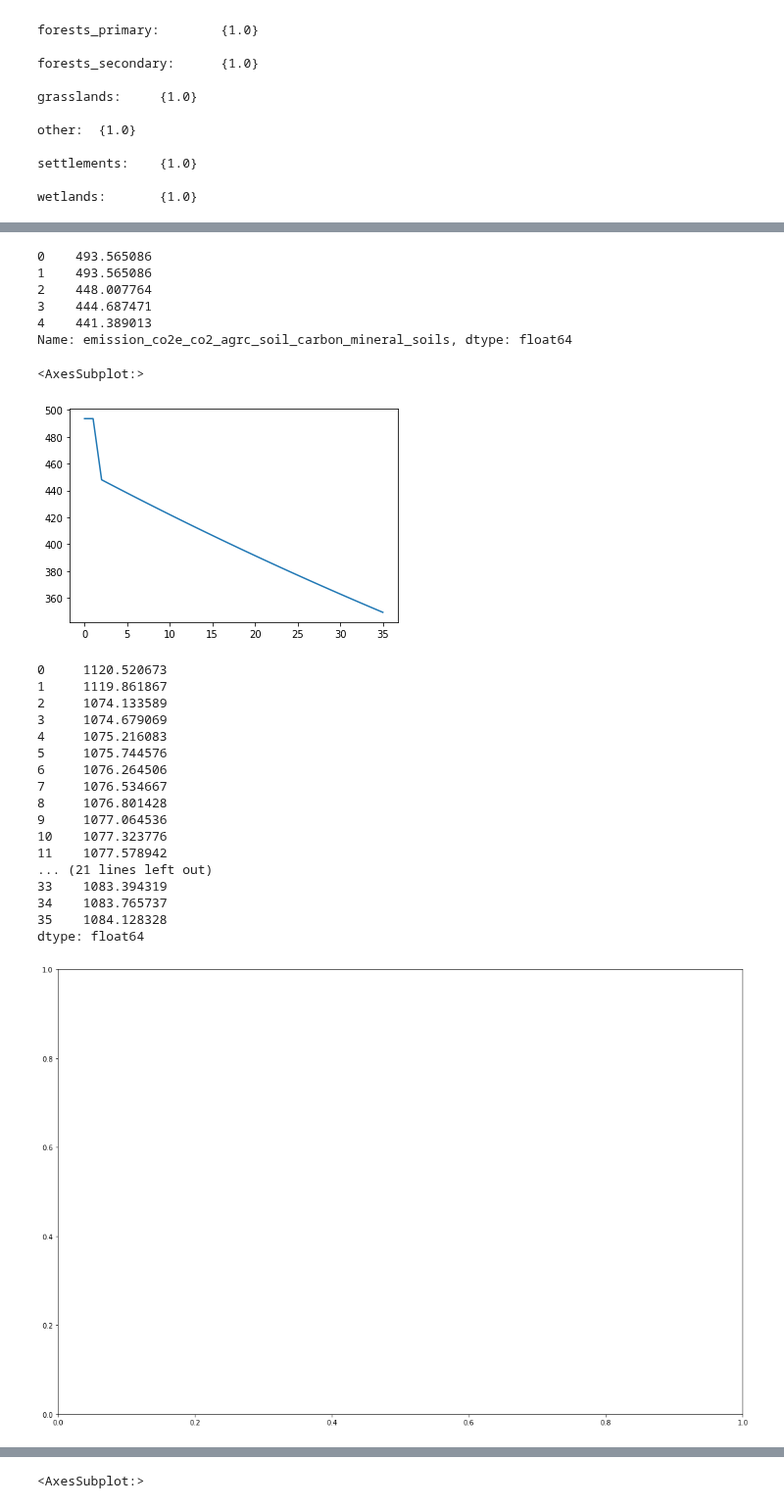
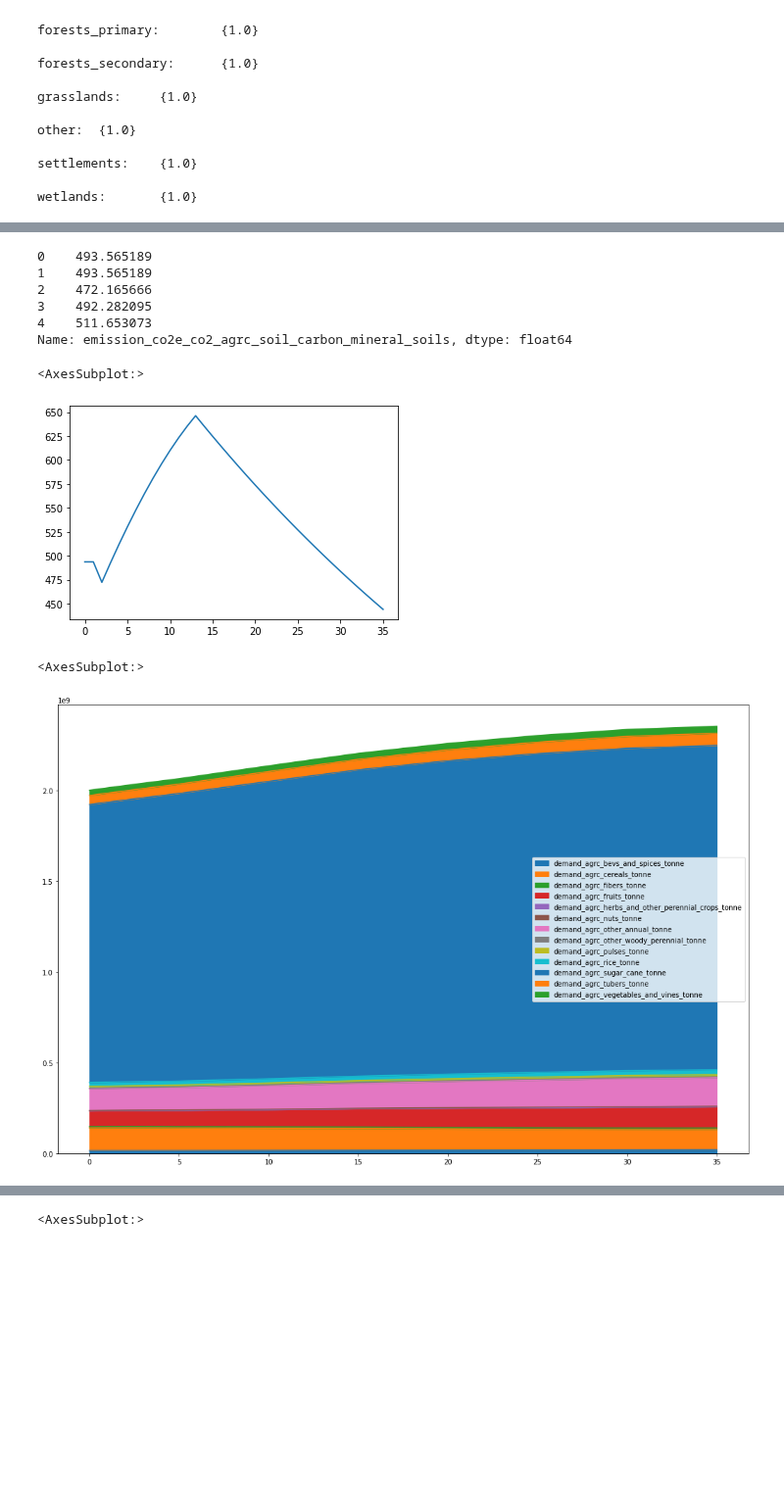
Before and after one commit to jarojasag/lac_decarbonization, a Jupyter notebook: python/build_energy.ipynb, the cells around one changed output, grey strips where cells are left out. Shown at 98% size. Cells and saved outputs as stored; diff of their text form; code cells hidden in the pictures; blank space fills up the shorter version.

Commit message:
Added output fields

```diff
--- a/python/build_energy.ipynb
+++ b/python/build_energy.ipynb
@@ -72,10 +103,10 @@ df_input["lndu_reallocation_factor"] = 0
 df_input["elasticity_agrc_sugar_cane_demand_to_income"] = 0.05
 # update transitions
 fields_ow = []
-df_mean_transition = pd.read_csv(sa.fp_csv_transition_probability_estimation_mean)
+
+df_mean_transition = pd.read_csv(sa.fpt_csv_transition_probability_estimation_mean_with_growth%(optimization_approach))
 df_mean_transition = df_mean_transition[
-    df_mean_transition["country"].isin([country]) &
-    df_mean_transition["optimization_bound"].isin([optimization_approach])
+    df_mean_transition["country"].isin([country])
 ]
 cols_loop = [x for x in df_mean_transition.columns if (x not in ["country", "year", "optimization_bound"])]
 for k in cols_loop:
@@ -119,34 +150,21 @@ df_output = model_afolu.project(df_input)
 print(df_output[[x for x in df_output.columns if (("emission_co2e" in x) and (("agrc" in x) or ("frst" in x)))]]["emission_co2e_co2_agrc_soil_carbon_mineral_soils"].head())
 df_output[[x for x in df_output.columns if (("emission_co2e" in x) and (("agrc" in x) or ("frst" in x)))]]["emission_co2e_co2_agrc_soil_carbon_mineral_soils"].plot()
 # %% [output]
-0    493.565086
-1    493.565086
-2    448.007764
-3    444.687471
-4    441.389013
+0    493.565189
+1    493.565189
+2    472.165666
+3    492.282095
+4    511.653073
 Name: emission_co2e_co2_agrc_soil_carbon_mineral_soils, dtype: float64
 <AxesSubplot:>
-[figure, old version]
+[figure, new version]
 # %%
-#df_output[[x for x in df_output.columns if ("emission_co2e_subsector" in x)]]
 fig, ax = plt.subplots(figsize = (18, 12))
-df_output[[x for x in df_output.columns if ("emission_co2e_" in x) and ("subsector" in x)]].sum(axis = 1)#.plot.area(ax = ax)
+#ax.set_ylim(0, 50000000)
+#df_output[[x for x in df_output.columns if ("area_lndu" in x) and ("conversion" not in x)]].plot.area(ax = ax)
+#df_output[[x for x in df_output.columns if ("emission_co2e_" in x) and ("subsector" not in x) and ("soil" in x) and ("agrc" not in x)]].plot.area(ax = ax)
+#df_output[[x for x in df_output.columns if "net_imports_agrc" in x]].plot(ax = ax)
+df_output[[x for x in df_output.columns if ("demand_agrc_" in x)]].plot.area(ax = ax)
 # %% [output]
-0     1120.520673
-1     1119.861867
-2     1074.133589
-3     1074.679069
-4     1075.216083
-5     1075.744576
-6     1076.264506
-7     1076.534667
-8     1076.801428
-9     1077.064536
-10    1077.323776
-11    1077.578942
-... (21 lines left out)
-33    1083.394319
-34    1083.765737
-35    1084.128328
-dtype: float64
+<AxesSubplot:>
-[figure, old version]
+[figure, new version]
```
Also changed, not shown: parts of 4 cells of this notebook, 2 other files.
